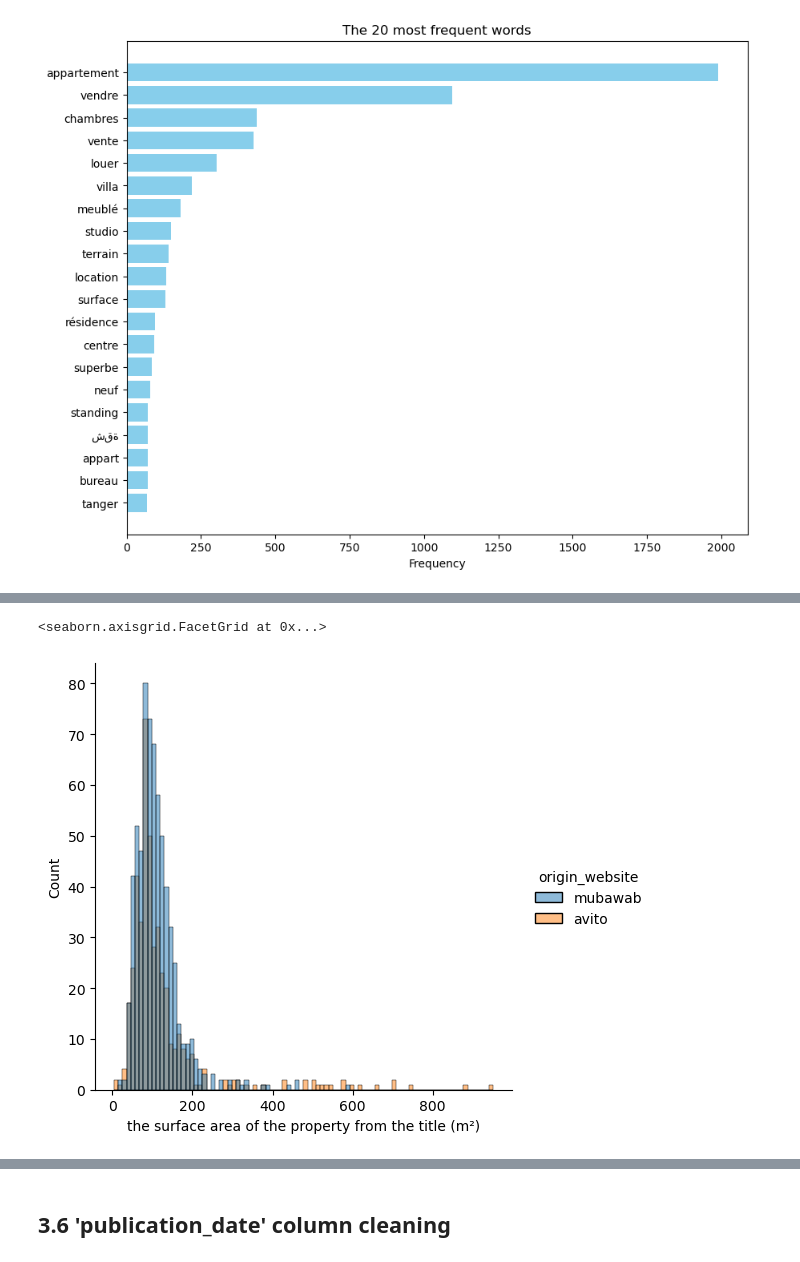
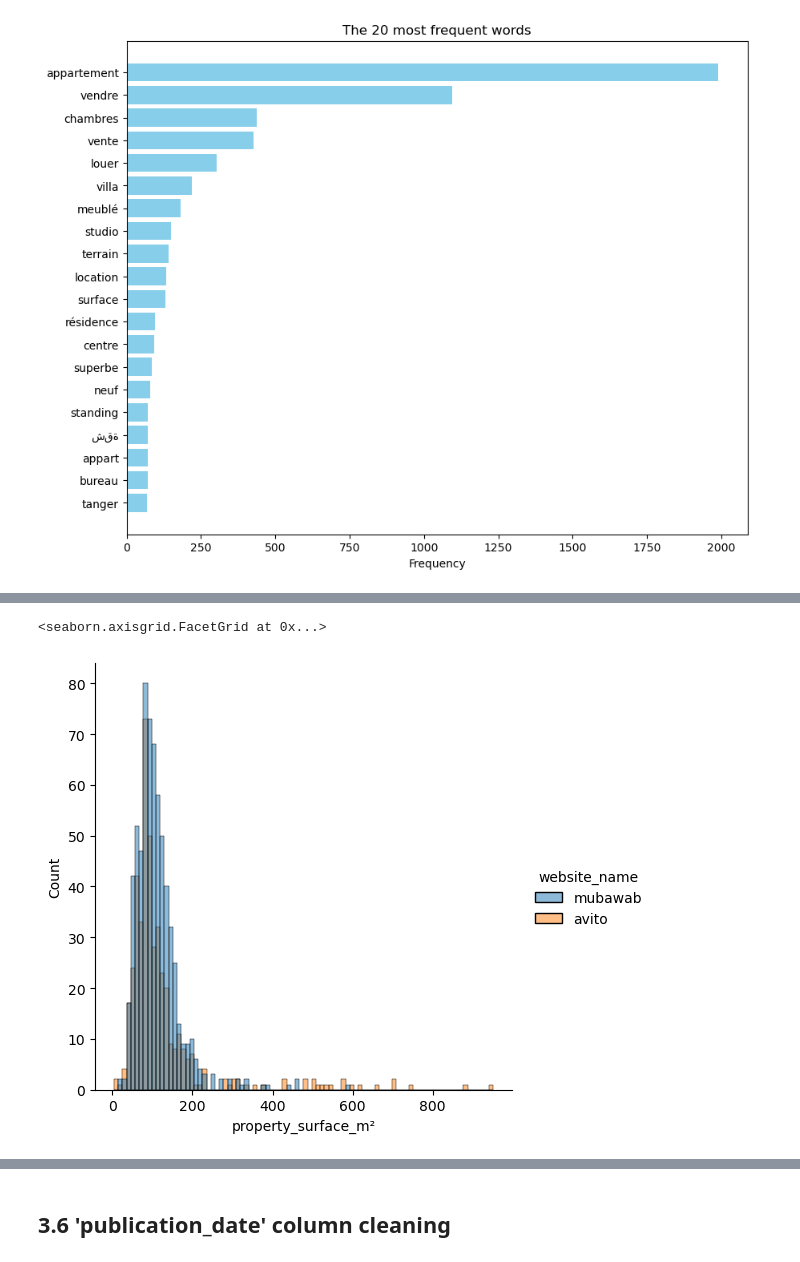
Before and after one commit to afandigit/Market-Housing, a Jupyter notebook: Data Preparation and Analysis.ipynb, the cells around one changed output, grey strips where cells are left out. Saved outputs shown, nothing was run; the diff lists cells and outputs as text; code cells hidden in the pictures.

```diff
--- a/Data Preparation and Analysis.ipynb
+++ b/Data Preparation and Analysis.ipynb
@@ -621,0 +589,27 @@ len(mh_dataset['the surface area of the property from the title (m²)'][mh_datas
+# %%
+def extract_property_surface(title, description, complete_description):
+    try :
+        property_surface_pattern = r'\b(\d+)\s*m²\b'
+        match = re.search(property_surface_pattern, title)
+        if match:
+            return int(match.group(0).split("m²")[0].replace(" ", ""))
+    except:
+        pass
+
+    try:
+        match = re.match(r'\b\w*[;,]?(\d+\s*m²)\b', description)
+        if match:
+            return re.findall(r'\d+', match.group())[0]
+    except:
+        pass
+
+    try:
+        match = re.match(r'\b\w*[;,]?(\d+\s*m²)\b', complete_description)
+        if match:
+            return re.findall(r'\d+', match.group())[0]
+    except:
+        pass
+
+    return None
+# %%
+mh_dataset['property_surface_m²'] = mh_dataset.apply(lambda row: extract_property_surface(row['title'], row['description'], row['complete_description']), axis=1)
@@ -627,4 +637,4 @@ mh_dataset[['the surface area of the property from the title (m²)', 'origin_web
 | 1 | 63.0 | mubawab |
 | 2 | NaN | mubawab |
 # %%
-sub_set = mh_dataset[['the surface area of the property from the title (m²)', 'origin_website']]
+sub_set = mh_dataset[['property_surface_m²', 'website_name']]
@@ -643,8 +641,8 @@ Name: the surface area of the property from the title (m²), dtype: float64
 # %%
-sub_set = sub_set[sub_set['the surface area of the property from the title (m²)']  < 1000 ]
+sub_set = sub_set[sub_set['property_surface_m²']  < 1000 ]
 # %%
-sns.displot(sub_set, x='the surface area of the property from the title (m²)', hue='origin_website')
+sns.displot(sub_set, x='property_surface_m²', hue='website_name')
 # %% [output]
 <seaborn.axisgrid.FacetGrid at 0x...>
-[figure, old version]
+[figure, new version]
 # %%
```
Also changed, not shown: parts of 143 cells of this notebook, 3 other files.
